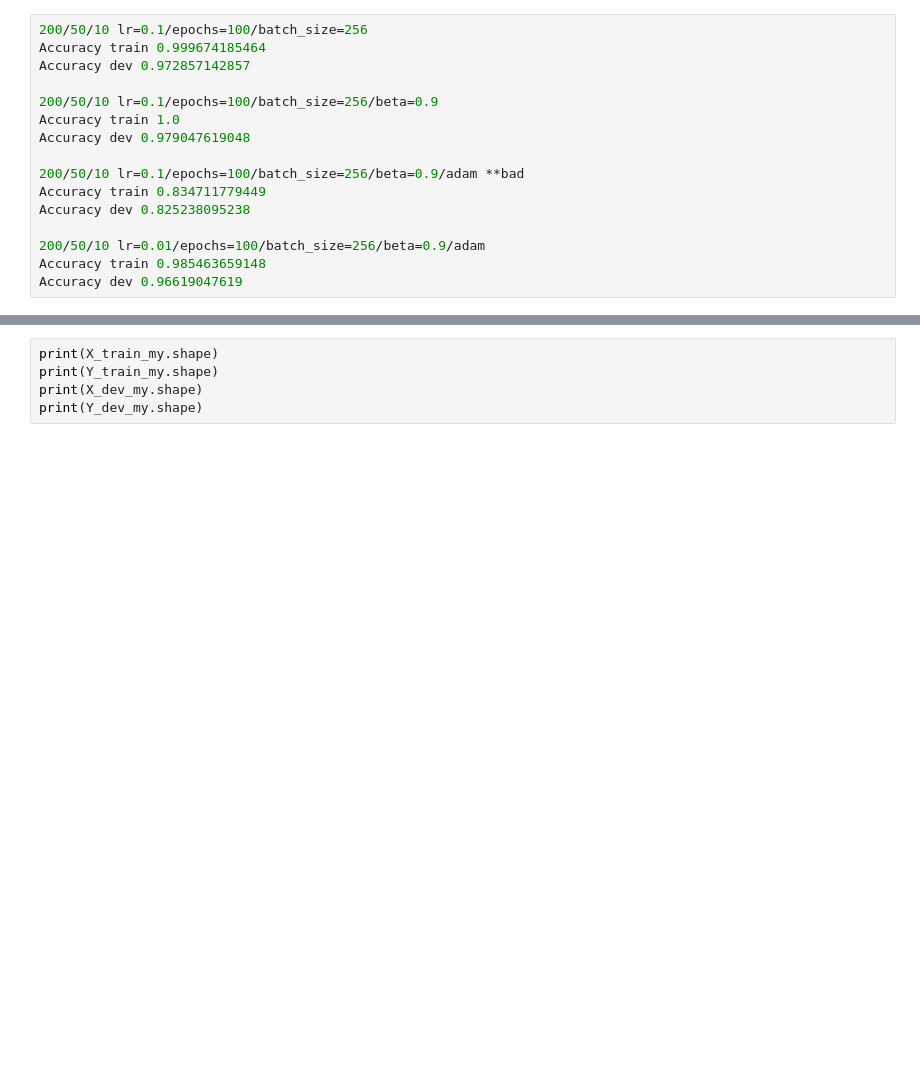
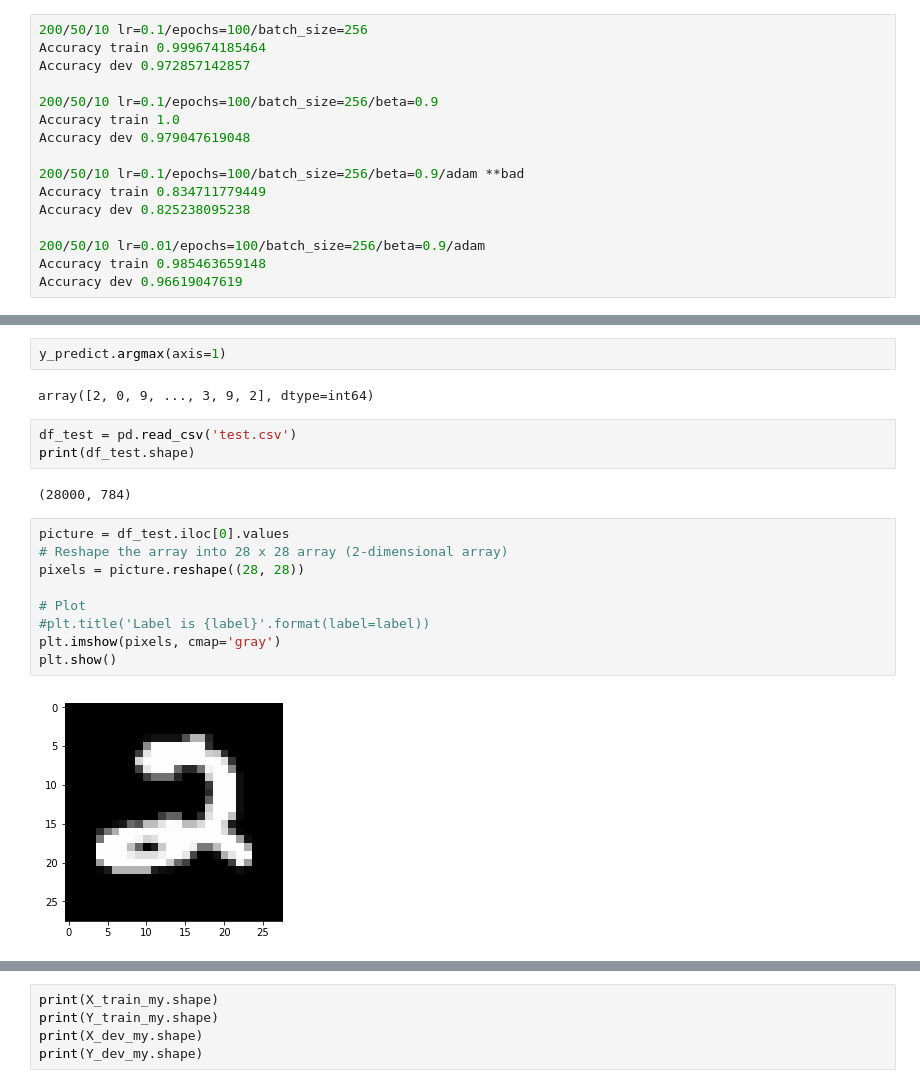
Before and after one commit to mircean/DeepLearning, a Jupyter notebook: MNIST/MNIST.ipynb, the cells around one changed output, grey strips where cells are left out. Cells and saved outputs as stored; diff of their text form; blank space fills up the shorter version.

```diff
--- a/MNIST/MNIST.ipynb
+++ b/MNIST/MNIST.ipynb
@@ -217,0 +259,20 @@ plt.show()
+# %%
+y_predict.argmax(axis=1)
+# %% [output]
+array([2, 0, 9, ..., 3, 9, 2], dtype=int64)
+# %%
+df_test = pd.read_csv('test.csv')
+print(df_test.shape)
+# %% [output]
+(28000, 784)
+# %%
+picture = df_test.iloc[0].values
+# Reshape the array into 28 x 28 array (2-dimensional array)
+pixels = picture.reshape((28, 28))
+
+# Plot
+#plt.title('Label is {label}'.format(label=label))
+plt.imshow(pixels, cmap='gray')
+plt.show()
+# %% [output]
+[figure, added]
```
Also changed, not shown: parts of 16 cells of this notebook, 12 other files.
